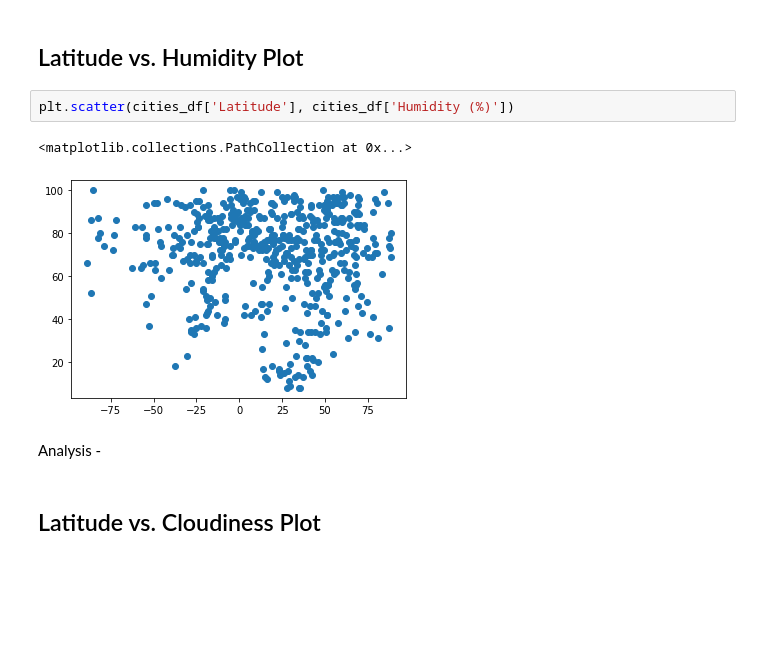
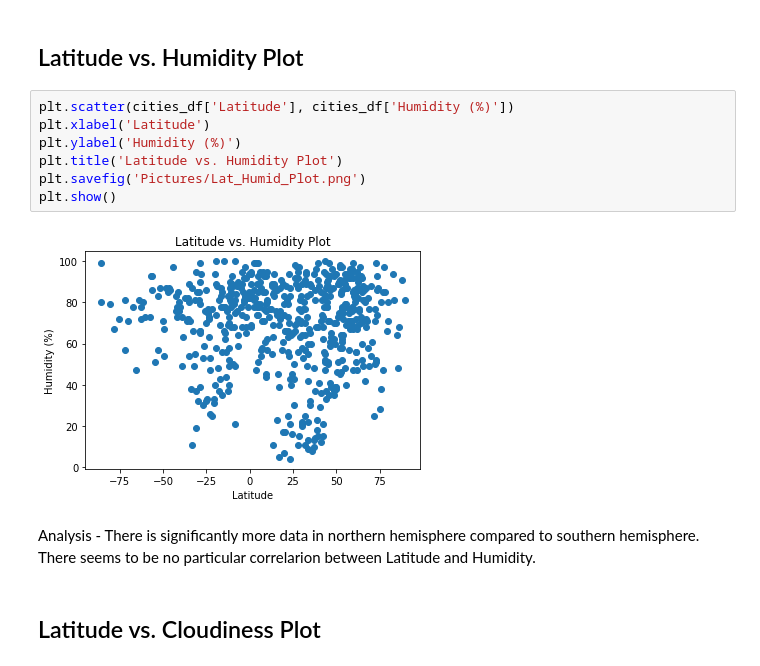
Before and after one commit to harikapeddi/Weather-Python-API, a Jupyter notebook: WeatherPy/WeatherPy.ipynb, the cells around one changed output. Drawn from its saved outputs; the diff is of its cells as text; blank space fills up the shorter version.

```diff
--- a/WeatherPy/WeatherPy.ipynb
+++ b/WeatherPy/WeatherPy.ipynb
@@ -241,11 +254,15 @@ Analysis - The Temperatures increase as the latitude moves from latitudes -90 to
 # %% [markdown]
 ## Latitude vs. Humidity Plot
-# %%
-plt.scatter(cities_df['Latitude'], cities_df['Humidity (%)'])
-# %% [output]
-<matplotlib.collections.PathCollection at 0x...>
-[figure, removed]
-# %% [markdown]
-Analysis -
+# %%
+plt.scatter(cities_df['Latitude'], cities_df['Humidity (%)'])
+plt.xlabel('Latitude')
+plt.ylabel('Humidity (%)')
+plt.title('Latitude vs. Humidity Plot')
+plt.savefig('Pictures/Lat_Humid_Plot.png')
+plt.show()
+# %% [output]
+[figure, added]
+# %% [markdown]
+Analysis - There is significantly more data in northern hemisphere compared to southern hemisphere. There seems to be no particular correlarion between Latitude and Humidity.
 # %% [markdown]
 ## Latitude vs. Cloudiness Plot
```
Also changed, not shown: parts of 32 cells of this notebook, 10 other files.
